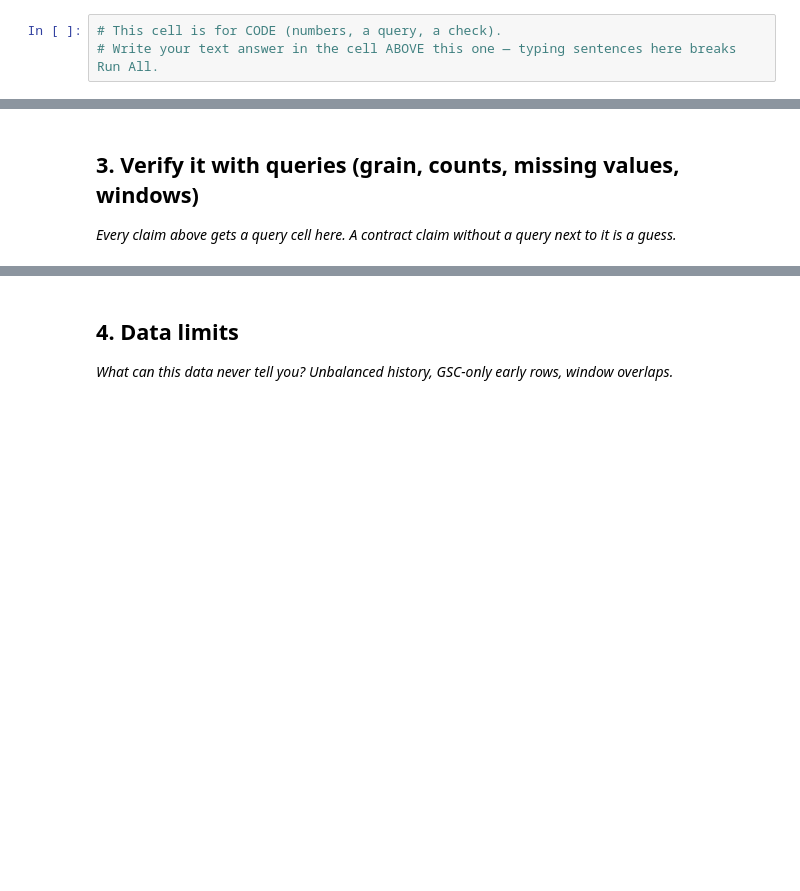
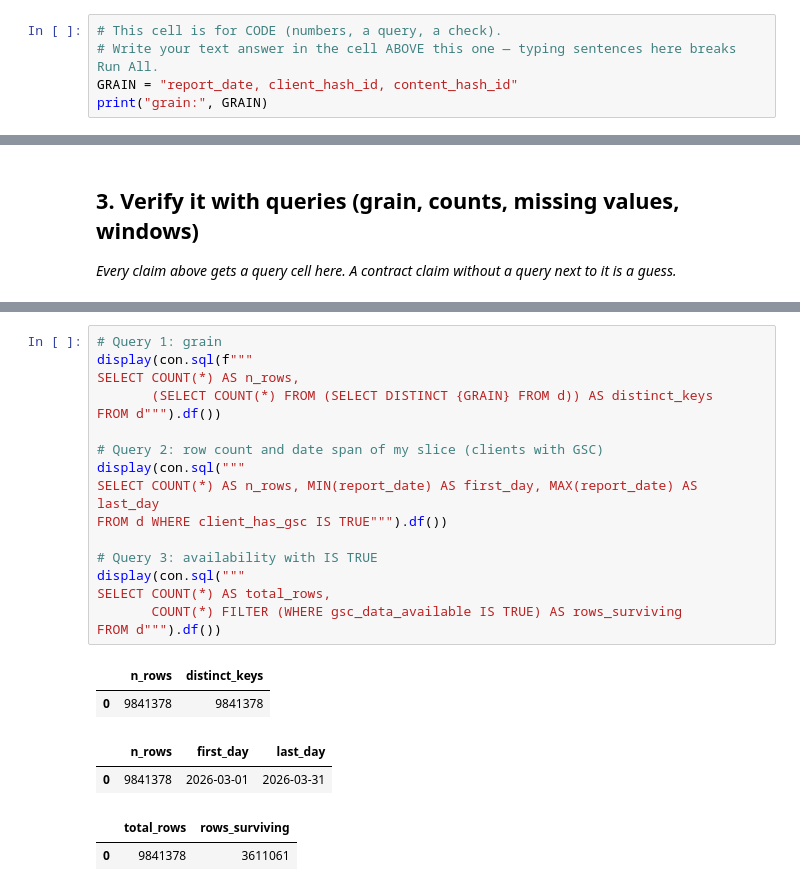
Before and after one commit to M-Abdullah-Nazeer/Flyrank-Ml-Pipeline, a Jupyter notebook: work/notebooks/w03_data_contract.ipynb, the cells around one changed output, grey strips where cells are left out. Saved outputs shown, nothing was run; the diff lists cells and outputs as text; blank space fills up the shorter version.

```diff
--- a/work/notebooks/w03_data_contract.ipynb
+++ b/work/notebooks/w03_data_contract.ipynb
@@ -13,3 +40,5 @@ This skeleton is yours to fill. Work the sections **in order** — each one has
 # %%
 # This cell is for CODE (numbers, a query, a check).
 # Write your text answer in the cell ABOVE this one — typing sentences here breaks Run All.
+GRAIN = "report_date, client_hash_id, content_hash_id"
+print("grain:", GRAIN)
@@ -30,4 +62,24 @@ This skeleton is yours to fill. Work the sections **in order** — each one has
-# %% [markdown]
-## 4. Data limits
-
-*What can this data never tell you? Unbalanced history, GSC-only early rows, window overlaps.*
+# %%
+# Query 1: grain
+display(con.sql(f"""
+SELECT COUNT(*) AS n_rows,
+       (SELECT COUNT(*) FROM (SELECT DISTINCT {GRAIN} FROM d)) AS distinct_keys
+FROM d""").df())
+
+# Query 2: row count and date span of my slice (clients with GSC)
+display(con.sql("""
+SELECT COUNT(*) AS n_rows, MIN(report_date) AS first_day, MAX(report_date) AS last_day
+FROM d WHERE client_has_gsc IS TRUE""").df())
+
+# Query 3: availability with IS TRUE
+display(con.sql("""
+SELECT COUNT(*) AS total_rows,
+       COUNT(*) FILTER (WHERE gsc_data_available IS TRUE) AS rows_surviving
+FROM d""").df())
+# %% [output]
+|  | n_rows | distinct_keys |
+| 0 | 9841378 | 9841378 |
+|  | n_rows | first_day | last_day |
+| 0 | 9841378 | 2026-03-01 | 2026-03-31 |
+|  | total_rows | rows_surviving |
+| 0 | 9841378 | 3611061 |
```
Also changed, not shown: parts of 16 cells of this notebook.
